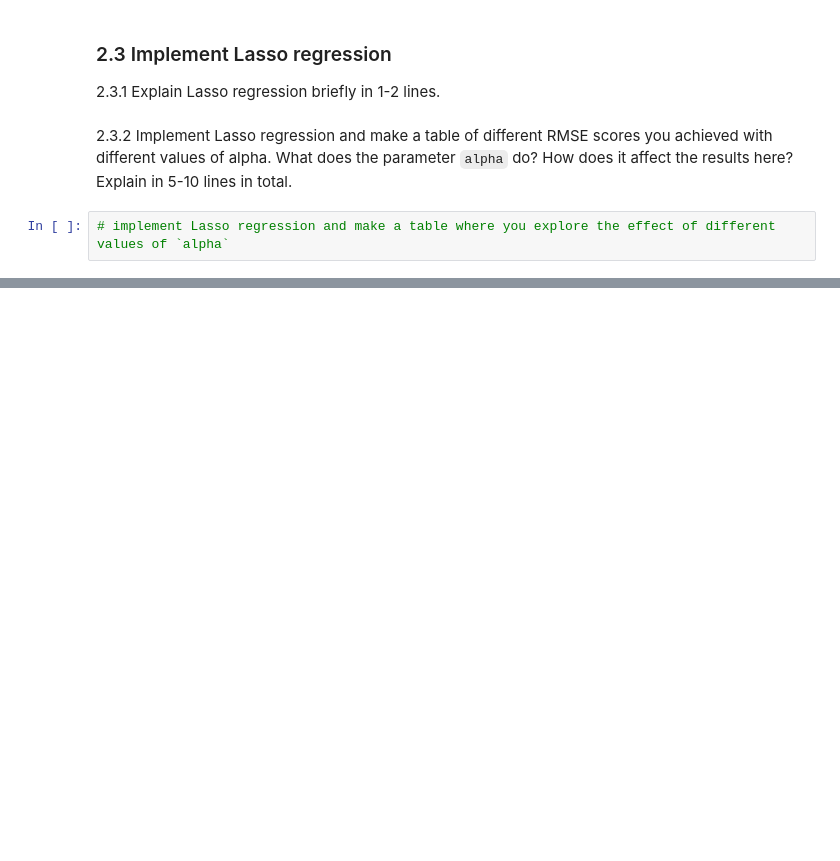
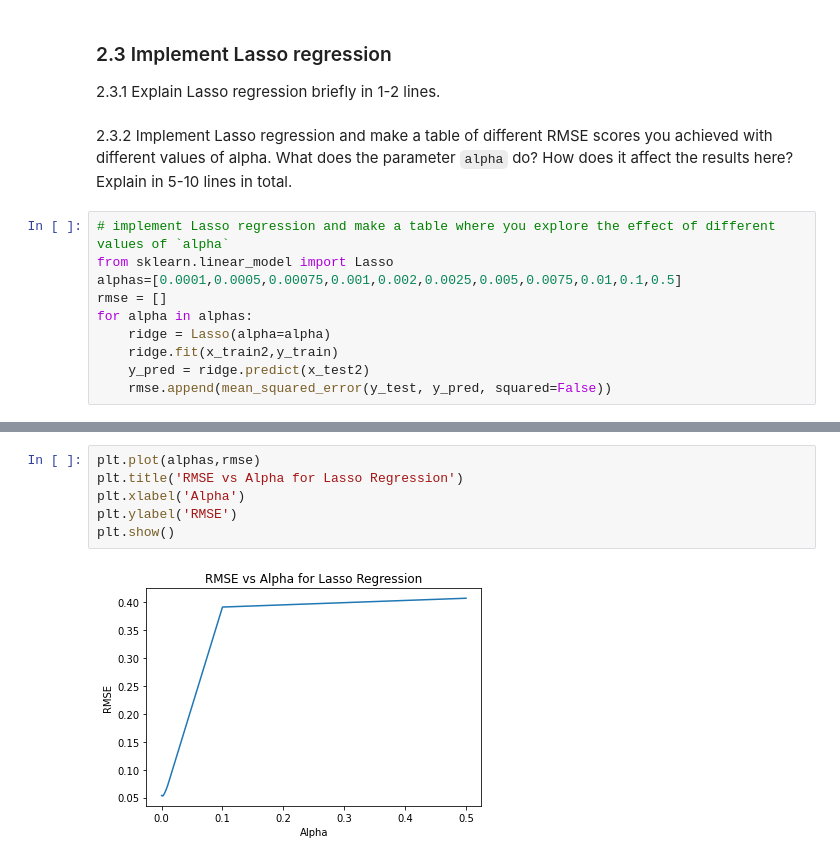
Before and after one commit to Architjain128/SMAI, a Jupyter notebook: Assignment2/rollnumber_Assignment2_Q2.ipynb, the cells around one changed output, grey strips where cells are left out. Cells and saved outputs as stored; diff of their text form; blank space fills up the shorter version.

```diff
--- a/Assignment2/rollnumber_Assignment2_Q2.ipynb
+++ b/Assignment2/rollnumber_Assignment2_Q2.ipynb
@@ -170,3 +201,11 @@ import sklearn
 2.3.2 Implement Lasso regression and make a table of different RMSE scores you achieved with different values of alpha. What does the parameter `alpha` do? How does it affect the results here? Explain in 5-10 lines in total.
 # %%
 # implement Lasso regression and make a table where you explore the effect of different values of `alpha`
+from sklearn.linear_model import Lasso
+alphas=[0.0001,0.0005,0.00075,0.001,0.002,0.0025,0.005,0.0075,0.01,0.1,0.5]
+rmse = []
+for alpha in alphas:
+    ridge = Lasso(alpha=alpha)
+    ridge.fit(x_train2,y_train)
+    y_pred = ridge.predict(x_test2)
+    rmse.append(mean_squared_error(y_test, y_pred, squared=False))
@@ -172,0 +221,8 @@ import sklearn
+# %%
+plt.plot(alphas,rmse)
+plt.title('RMSE vs Alpha for Lasso Regression')
+plt.xlabel('Alpha')
+plt.ylabel('RMSE')
+plt.show()
+# %% [output]
+[figure, added]
```
Also changed, not shown: parts of 6 cells of this notebook, 1 other file.
